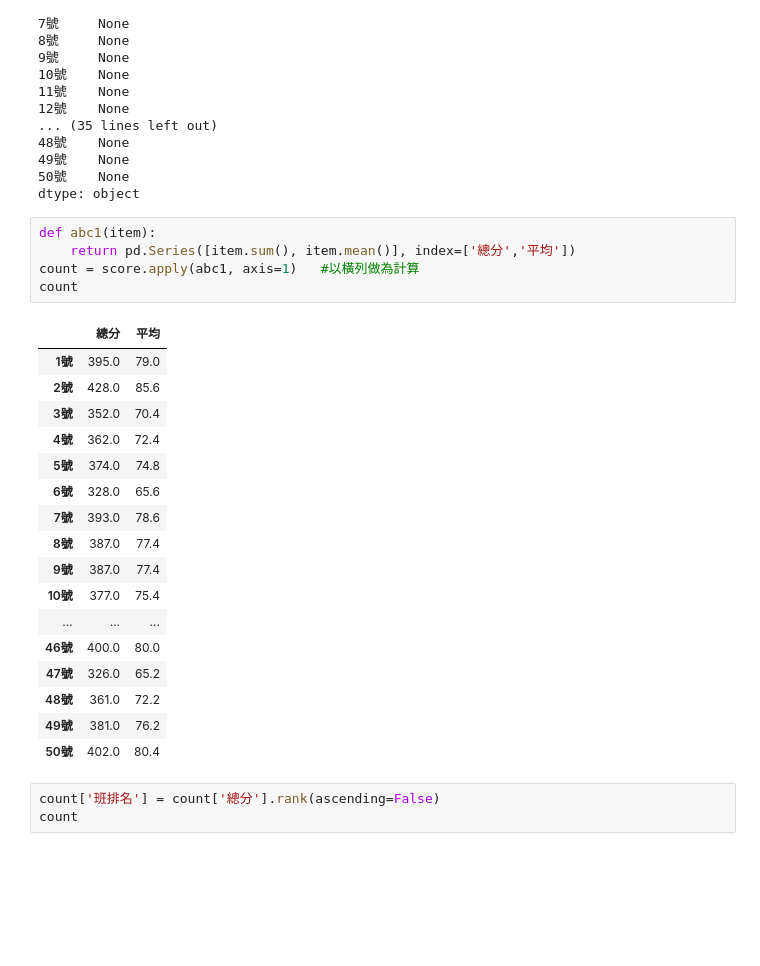
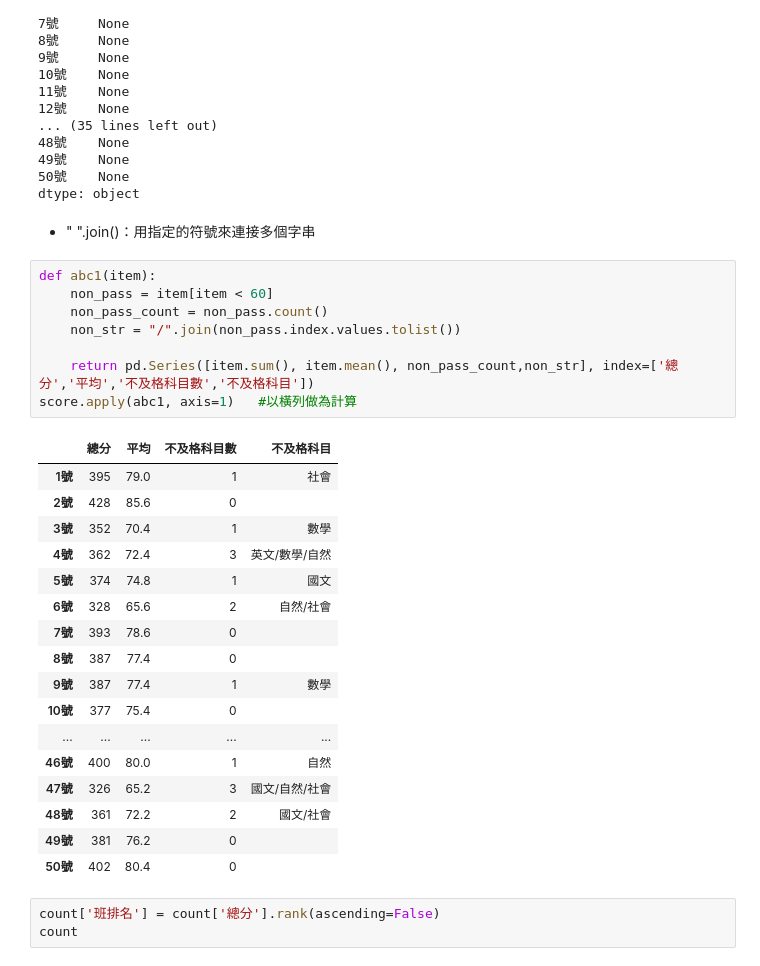
Before and after one commit to chihweihan/python_20240422_lesson2, a Jupyter notebook: lesson 18/lesson 18_3(統計apply).ipynb, the cells around one changed output. Drawn from its saved outputs; the diff is of its cells as text; blank space fills up the shorter version.

```diff
--- a/lesson 18/lesson 18_3(統計apply).ipynb
+++ b/lesson 18/lesson 18_3(統計apply).ipynb
@@ -171,29 +171,34 @@ Name: 50號, dtype: int32
 49號    None
 50號    None
 dtype: object
+# %% [markdown]
+- " ".join()：用指定的符號來連接多個字串
 # %%
 def abc1(item):
-    return pd.Series([item.sum(), item.mean()], index=['總分','平均'])
-count = score.apply(abc1, axis=1)   #以橫列做為計算
-count
+    non_pass = item[item < 60]
+    non_pass_count = non_pass.count()
+    non_str = "/".join(non_pass.index.values.tolist())
+
+    return pd.Series([item.sum(), item.mean(), non_pass_count,non_str], index=['總分','平均','不及格科目數','不及格科目'])
+score.apply(abc1, axis=1)   #以橫列做為計算
 # %% [output]
-|  | 總分 | 平均 |
-| 1號 | 395.0 | 79.0 |
-| 2號 | 428.0 | 85.6 |
-| 3號 | 352.0 | 70.4 |
-| 4號 | 362.0 | 72.4 |
-| 5號 | 374.0 | 74.8 |
-| 6號 | 328.0 | 65.6 |
-| 7號 | 393.0 | 78.6 |
-| 8號 | 387.0 | 77.4 |
-| 9號 | 387.0 | 77.4 |
-| 10號 | 377.0 | 75.4 |
-| ... | ... | ... |
-| 46號 | 400.0 | 80.0 |
-| 47號 | 326.0 | 65.2 |
-| 48號 | 361.0 | 72.2 |
-| 49號 | 381.0 | 76.2 |
-| 50號 | 402.0 | 80.4 |
+|  | 總分 | 平均 | 不及格科目數 | 不及格科目 |
+| 1號 | 395 | 79.0 | 1 | 社會 |
+| 2號 | 428 | 85.6 | 0 |  |
+| 3號 | 352 | 70.4 | 1 | 數學 |
+| 4號 | 362 | 72.4 | 3 | 英文/數學/自然 |
+| 5號 | 374 | 74.8 | 1 | 國文 |
+| 6號 | 328 | 65.6 | 2 | 自然/社會 |
+| 7號 | 393 | 78.6 | 0 |  |
+| 8號 | 387 | 77.4 | 0 |  |
+| 9號 | 387 | 77.4 | 1 | 數學 |
+| 10號 | 377 | 75.4 | 0 |  |
+| ... | ... | ... | ... | ... |
+| 46號 | 400 | 80.0 | 1 | 自然 |
+| 47號 | 326 | 65.2 | 3 | 國文/自然/社會 |
+| 48號 | 361 | 72.2 | 2 | 國文/社會 |
+| 49號 | 381 | 76.2 | 0 |  |
+| 50號 | 402 | 80.4 | 0 |  |
 # %%
 count['班排名'] = count['總分'].rank(ascending=False)
 count
```
Also changed, not shown: parts of 1 cell of this notebook, 2 other files.
